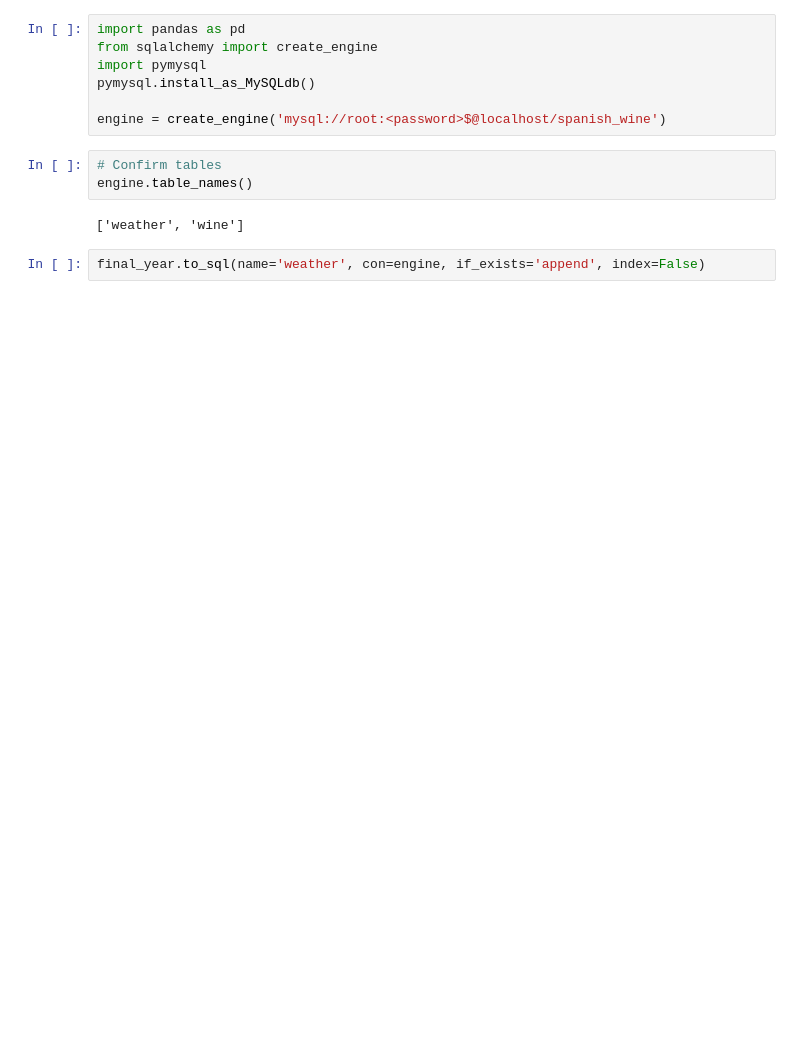
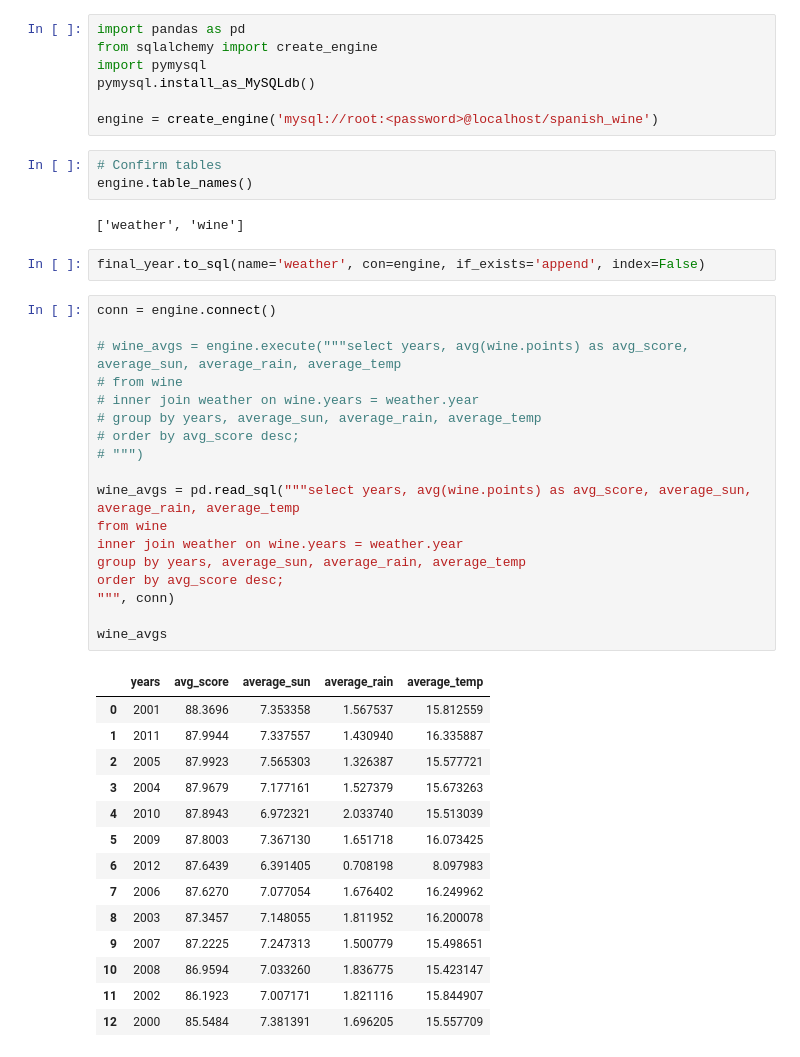
Before and after one commit to csick52/Wine-Repo, a Jupyter notebook: ETL Weather Data.ipynb, the cells around one changed output. Cells and saved outputs as stored; diff of their text form; blank space fills up the shorter version.

```diff
--- a/ETL Weather Data.ipynb
+++ b/ETL Weather Data.ipynb
@@ -375,7 +375,7 @@ from sqlalchemy import create_engine
 import pymysql
 pymysql.install_as_MySQLdb()
 
-engine = create_engine('mysql://root:<password>$@localhost/spanish_wine')
+engine = create_engine('mysql://root:<password>@localhost/spanish_wine')
 # %%
 # Confirm tables
 engine.table_names()
@@ -383,3 +383,36 @@ engine.table_names()
 ['weather', 'wine']
 # %%
 final_year.to_sql(name='weather', con=engine, if_exists='append', index=False)
+# %%
+conn = engine.connect()
+
+# wine_avgs = engine.execute("""select years, avg(wine.points) as avg_score, average_sun, average_rain, average_temp
+# from wine
+# inner join weather on wine.years = weather.year
+# group by years, average_sun, average_rain, average_temp
+# order by avg_score desc;
+# """)
+
+wine_avgs = pd.read_sql("""select years, avg(wine.points) as avg_score, average_sun, average_rain, average_temp
+from wine
+inner join weather on wine.years = weather.year
+group by years, average_sun, average_rain, average_temp
+order by avg_score desc;
+""", conn)
+
+wine_avgs
+# %% [output]
+|  | years | avg_score | average_sun | average_rain | average_temp |
+| 0 | 2001 | 88.3696 | 7.353358 | 1.567537 | 15.812559 |
+| 1 | 2011 | 87.9944 | 7.337557 | 1.430940 | 16.335887 |
+| 2 | 2005 | 87.9923 | 7.565303 | 1.326387 | 15.577721 |
+| 3 | 2004 | 87.9679 | 7.177161 | 1.527379 | 15.673263 |
+| 4 | 2010 | 87.8943 | 6.972321 | 2.033740 | 15.513039 |
+| 5 | 2009 | 87.8003 | 7.367130 | 1.651718 | 16.073425 |
+| 6 | 2012 | 87.6439 | 6.391405 | 0.708198 | 8.097983 |
+| 7 | 2006 | 87.6270 | 7.077054 | 1.676402 | 16.249962 |
+| 8 | 2003 | 87.3457 | 7.148055 | 1.811952 | 16.200078 |
+| 9 | 2007 | 87.2225 | 7.247313 | 1.500779 | 15.498651 |
+| 10 | 2008 | 86.9594 | 7.033260 | 1.836775 | 15.423147 |
+| 11 | 2002 | 86.1923 | 7.007171 | 1.821116 | 15.844907 |
+| 12 | 2000 | 85.5484 | 7.381391 | 1.696205 | 15.557709 |
```
